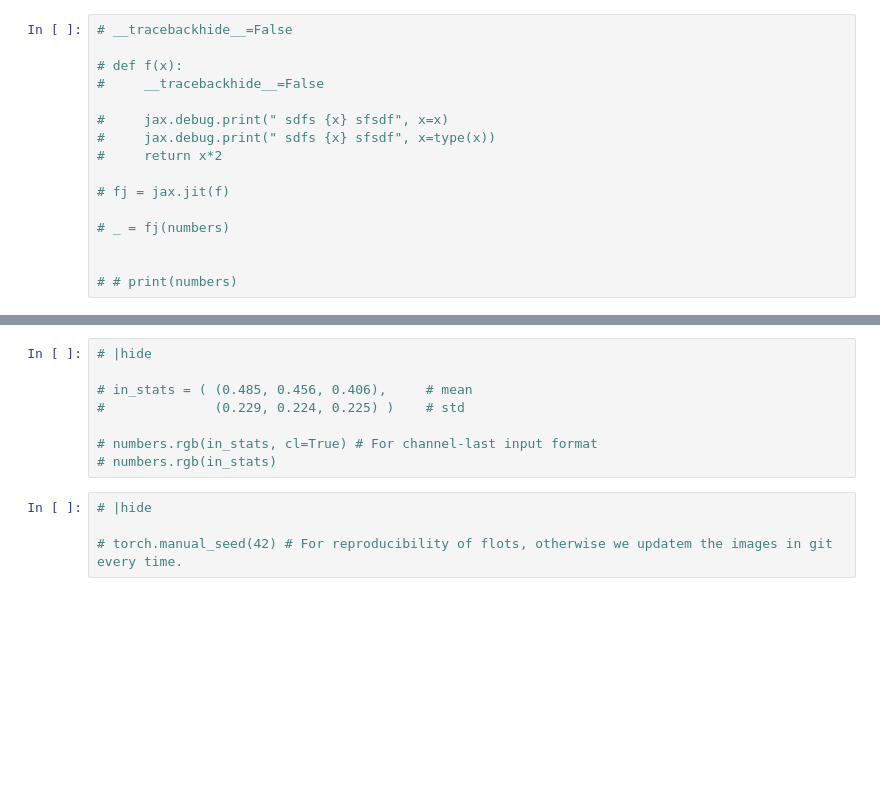
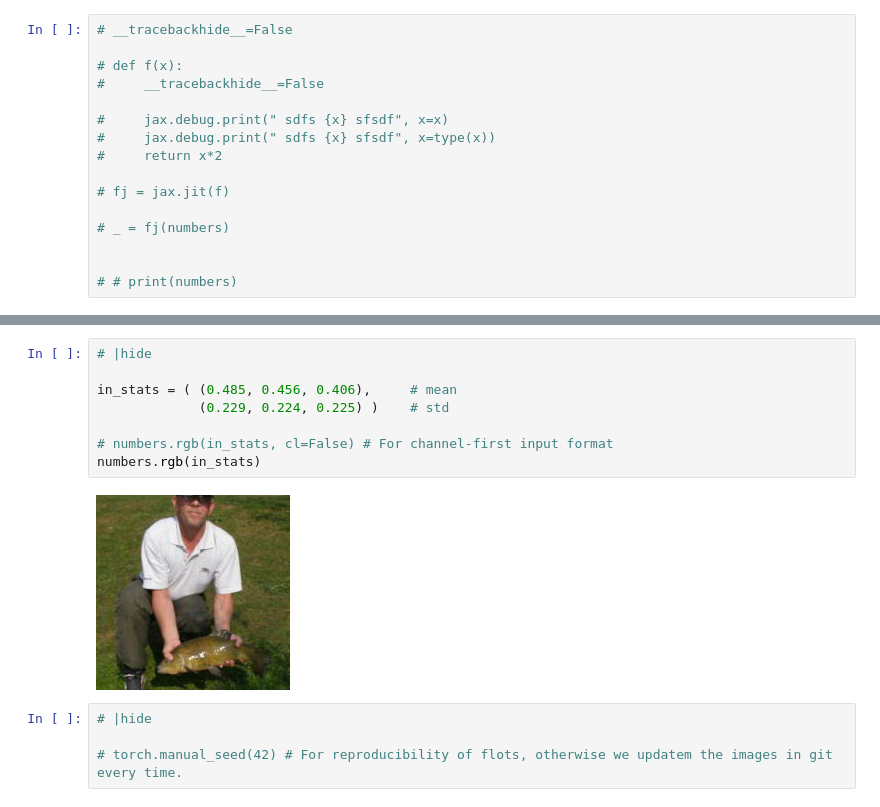
Before and after one commit to xl0/lovely-jax, a Jupyter notebook: nbs/index.ipynb, the cells around one changed output, grey strips where cells are left out. Drawn from its saved outputs; the diff is of its cells as text; blank space fills up the shorter version.

```diff
--- a/nbs/index.ipynb
+++ b/nbs/index.ipynb
@@ -173,11 +187,13 @@ DeviceArray[3, 196, 196] n=115248 x∈[-2.118, 2.640] μ=-0.388 σ=1.073 gpu:0
 # %%
 # |hide
 
-# in_stats = ( (0.485, 0.456, 0.406),     # mean
-#              (0.229, 0.224, 0.225) )    # std
+in_stats = ( (0.485, 0.456, 0.406),     # mean
+             (0.229, 0.224, 0.225) )    # std
 
-# numbers.rgb(in_stats, cl=True) # For channel-last input format
-# numbers.rgb(in_stats)
+# numbers.rgb(in_stats, cl=False) # For channel-first input format
+numbers.rgb(in_stats)
+# %% [output]
+[figure, added]
 # %%
 # |hide
 
```
Also changed, not shown: parts of 13 cells of this notebook, 15 other files.
